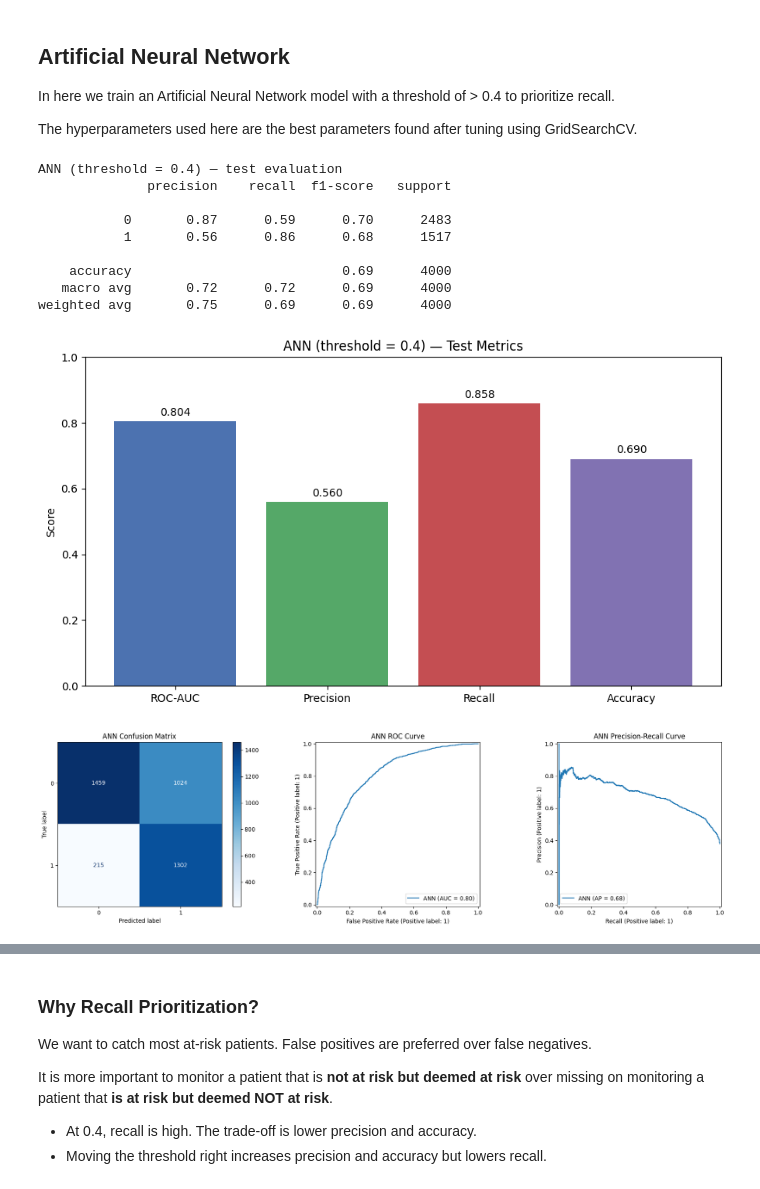
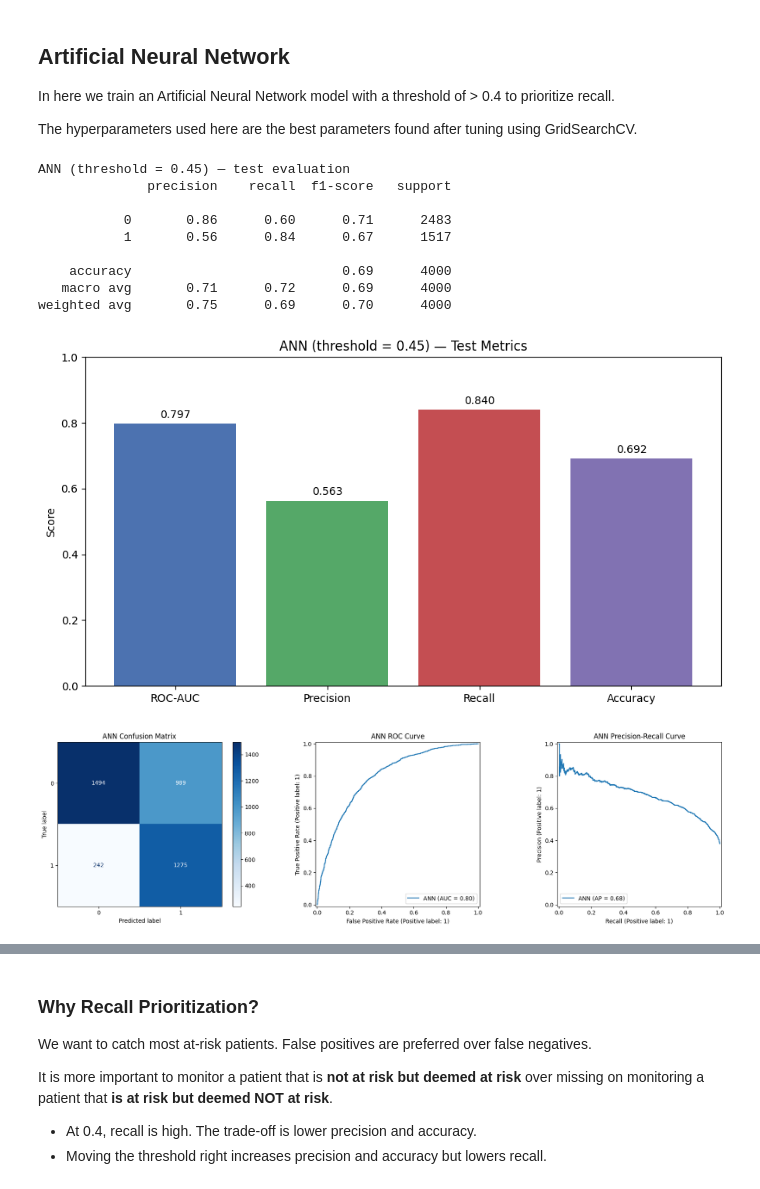
Before and after one commit to JhanaviLingameneni/Prompted-ICU-Risk-Forecasting, a Jupyter notebook: code/ml/evaluation.ipynb, the cells around one changed output, grey strips where cells are left out. Saved outputs shown, nothing was run; the diff lists cells and outputs as text; code cells hidden in the pictures.

```diff
--- a/code/ml/evaluation.ipynb
+++ b/code/ml/evaluation.ipynb
@@ -237,15 +232,0 @@ The hyperparameters used here are the best parameters found after tuning using G
-# %%
-lr_model = LogisticRegression(C=0.1, max_iter=500, random_state=42)
-lr_model.fit(x_train_scaled, y_train)
-y_pred = lr_model.predict(x_test_scaled)
-lr_score = lr_model.predict_proba(x_test_scaled)[:, 1]
-
-evaluate_model(y_test, y_pred, lr_score, 'Logistic Regression')
-
-# Confusion Matrix, ROC curve, and Precision-Recall curve.
-lr_fig, lr_axes = plt.subplots(1, 3, figsize=(18, 5))
-ConfusionMatrixDisplay.from_estimator(lr_model, x_test_scaled, y_test, ax=lr_axes[0], cmap='Blues')
-RocCurveDisplay.from_estimator(lr_model, x_test_scaled, y_test, ax=lr_axes[1])
-PrecisionRecallDisplay.from_estimator(lr_model, x_test_scaled, y_test, ax=lr_axes[2])
-plt.tight_layout()
-plt.show()
@@ -337,18 +238,18 @@ y_ann_test = df_y_test.values.ravel()
 # %%
-early_stop = EarlyStopping(patience=10, restore_best_weights=True)
+early_stop = EarlyStopping(patience=20, restore_best_weights=True)
 ann_model = Sequential([
-    tf.keras.Input(shape=(x_ann_train.shape[1],)),
-    Dense(32, activation='relu', kernel_regularizer=l2(0.001)),
+    tf.keras.Input(shape=(x_train_scaled.shape[1],)),
+    Dense(32, activation='relu', kernel_regularizer=l2(0.001)), # Minimize overfitting with L2 regularization
+    Dropout(0.7),
     BatchNormalization(),
-    Dropout(0.7),
     Dense(1, activation='sigmoid')
 ])
 
 adam_optimizer = Adam(learning_rate=0.001)
 ann_model.compile(optimizer=adam_optimizer, loss='binary_crossentropy', metrics=['recall', 'precision', 'accuracy'])
 history = ann_model.fit(
-    x_ann_train, y_ann_train,
-    validation_data=(x_ann_val, y_ann_val),
+    x_train_scaled, y_train,
+    validation_data=(x_val_scaled, y_val),
     epochs=100,
     batch_size=32,
     callbacks=[early_stop],
@@ -356,34 +257,35 @@ history = ann_model.fit(
 )
 # %%
 # Predict probabilities on test set, then apply a lower threshold to prioritize recall.
-y_score = ann_model.predict(x_ann_test, verbose=0).ravel()
-y_pred = (y_score > 0.4).astype(int)
+y_score = ann_model.predict(x_test_scaled, verbose=0).ravel()
+y_pred = (y_score > 0.45).astype(int)
 
-evaluate_model(y_ann_test, y_pred, y_score, 'ANN (threshold = 0.4)')
+evaluate_model(y_test, y_pred, y_score, 'ANN (threshold = 0.45)')
 # %% [output]
-ANN (threshold = 0.4) — test evaluation
+ANN (threshold = 0.45) — test evaluation
               precision    recall  f1-score   support
 
-           0       0.87      0.59      0.70      2483
-           1       0.56      0.86      0.68      1517
+           0       0.86      0.60      0.71      2483
+           1       0.56      0.84      0.67      1517
 
     accuracy                           0.69      4000
-   macro avg       0.72      0.72      0.69      4000
-weighted avg       0.75      0.69      0.69      4000
+   macro avg       0.71      0.72      0.69      4000
+weighted avg       0.75      0.69      0.70      4000
-[figure, old version]
+[figure, new version]
 # %%
 # Populate the 3-panel ANN evaluation figure.
 ann_fig, ann_axes = plt.subplots(1, 3, figsize=(18, 5))
-ConfusionMatrixDisplay.from_predictions(y_ann_test, y_pred, ax=ann_axes[0], cmap='Blues')
+ConfusionMatrixDisplay.from_predictions(y_test, y_pred, ax=ann_axes[0], cmap='Blues')
 ann_axes[0].set_title('ANN Confusion Matrix')
-RocCurveDisplay.from_predictions(y_ann_test, y_score, ax=ann_axes[1], name='ANN')
+RocCurveDisplay.from_predictions(y_test, y_score, ax=ann_axes[1], name='ANN')
 ann_axes[1].set_title('ANN ROC Curve')
-PrecisionRecallDisplay.from_predictions(y_ann_test, y_score, ax=ann_axes[2], name='ANN')
+PrecisionRecallDisplay.from_predictions(y_test, y_score, ax=ann_axes[2], name='ANN')
 ann_axes[2].set_title('ANN Precision-Recall Curve')
 plt.tight_layout()
+plt.savefig("ANN_confusion_matrix_roc_curve_precision_recall.png")
 plt.show()
 # %% [output]
-[figure, old version]
+[figure, new version]
 # %%
 # Plot Recall, Accuracy, and Loss across epochs.
 fig, metric_axes = plt.subplots(1, 3, figsize=(18, 5))
```
Also changed, not shown: parts of 16 cells of this notebook.
